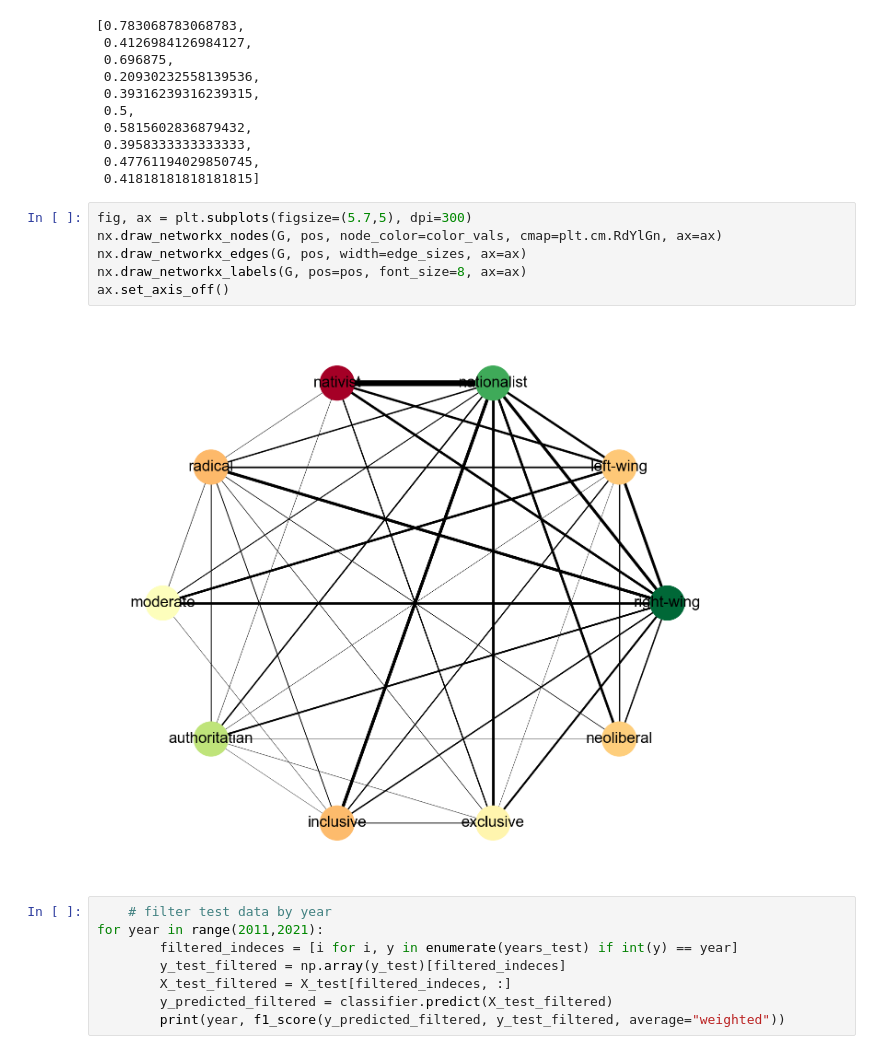
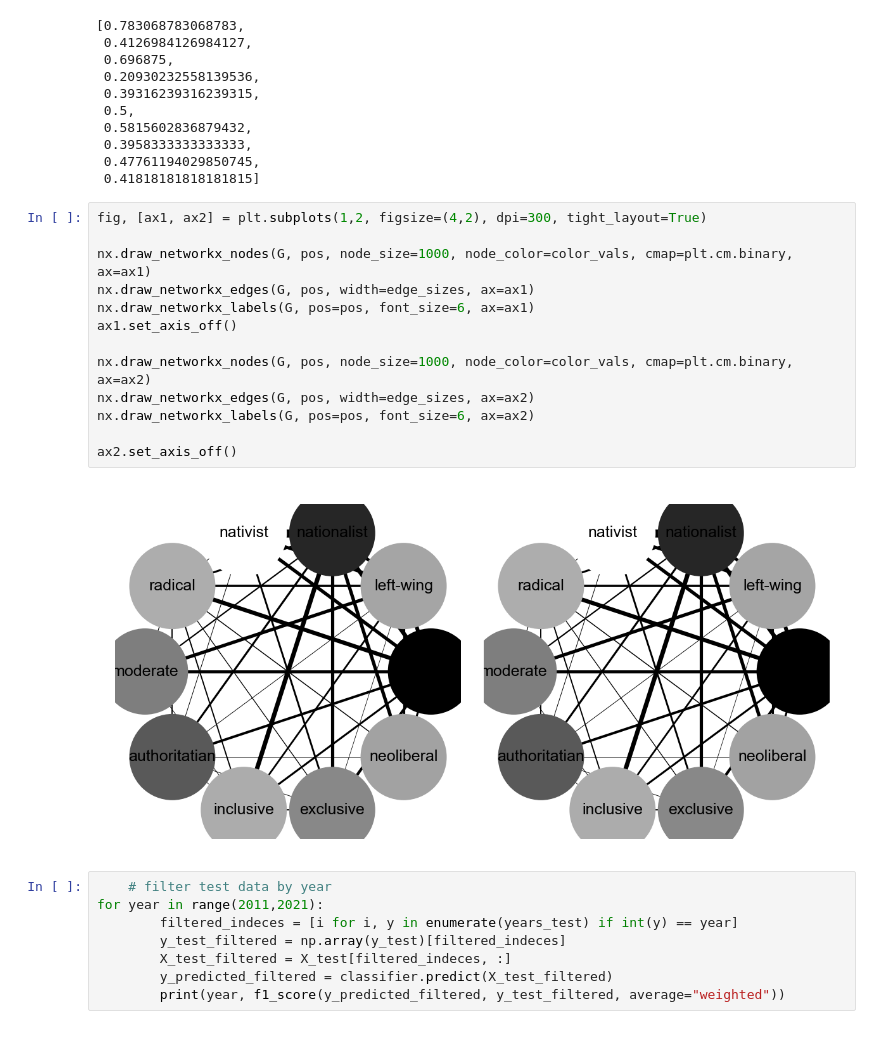
Before and after one commit to CCS-ZCU/pop, a Jupyter notebook: scripts/10_conc_classification.ipynb, the cells around one changed output. Cells and saved outputs as stored; diff of their text form.

```diff
--- a/scripts/10_conc_classification.ipynb
+++ b/scripts/10_conc_classification.ipynb
@@ -525,13 +525,20 @@ color_vals
  0.47761194029850745,
  0.41818181818181815]
 # %%
-fig, ax = plt.subplots(figsize=(5.7,5), dpi=300)
-nx.draw_networkx_nodes(G, pos, node_color=color_vals, cmap=plt.cm.RdYlGn, ax=ax)
-nx.draw_networkx_edges(G, pos, width=edge_sizes, ax=ax)
-nx.draw_networkx_labels(G, pos=pos, font_size=8, ax=ax)
-ax.set_axis_off()
+fig, [ax1, ax2] = plt.subplots(1,2, figsize=(4,2), dpi=300, tight_layout=True)
+
+nx.draw_networkx_nodes(G, pos, node_size=1000, node_color=color_vals, cmap=plt.cm.binary, ax=ax1)
+nx.draw_networkx_edges(G, pos, width=edge_sizes, ax=ax1)
+nx.draw_networkx_labels(G, pos=pos, font_size=6, ax=ax1)
+ax1.set_axis_off()
+
+nx.draw_networkx_nodes(G, pos, node_size=1000, node_color=color_vals, cmap=plt.cm.binary, ax=ax2)
+nx.draw_networkx_edges(G, pos, width=edge_sizes, ax=ax2)
+nx.draw_networkx_labels(G, pos=pos, font_size=6, ax=ax2)
+
+ax2.set_axis_off()
 # %% [output]
-[figure, old version]
+[figure, new version]
 # %%
     # filter test data by year
 for year in range(2011,2021):
```
Also changed, not shown: 7 other files.
